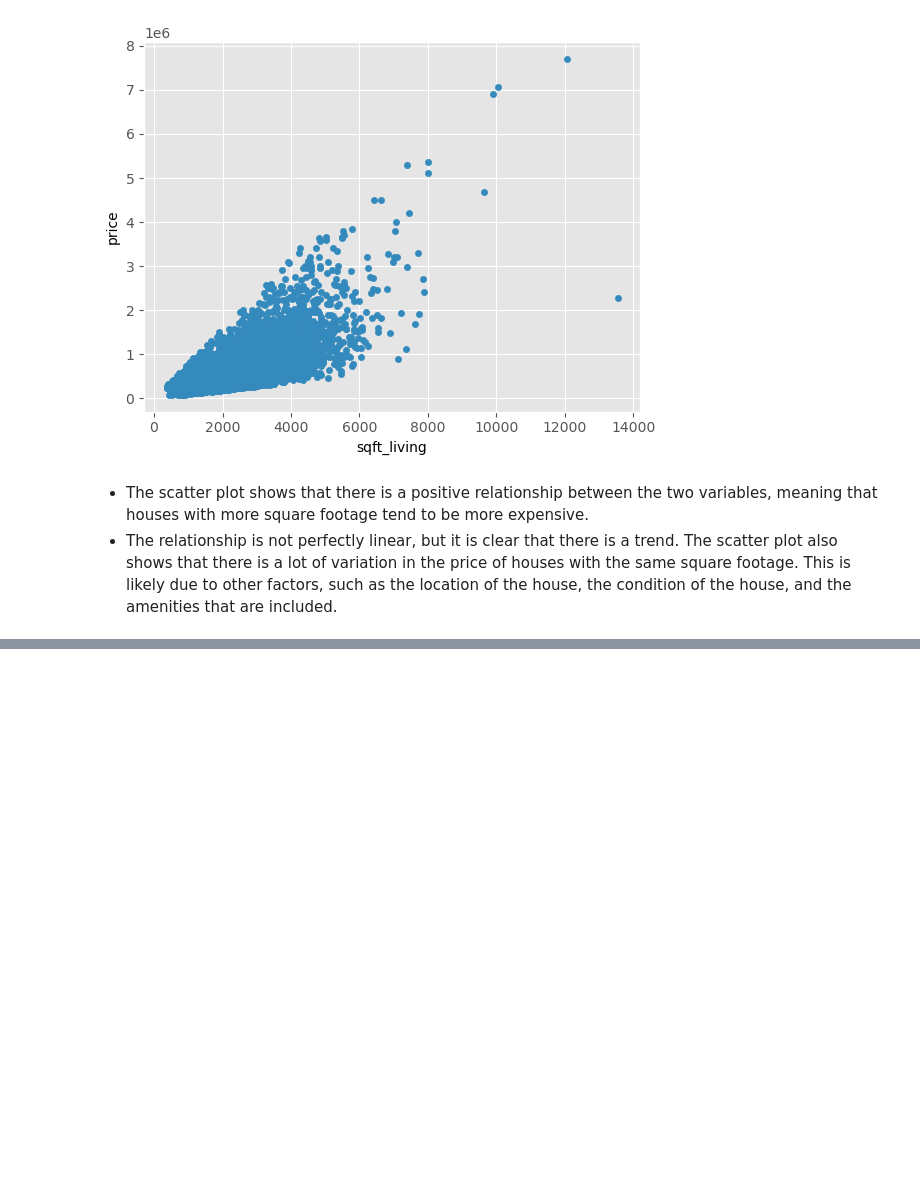
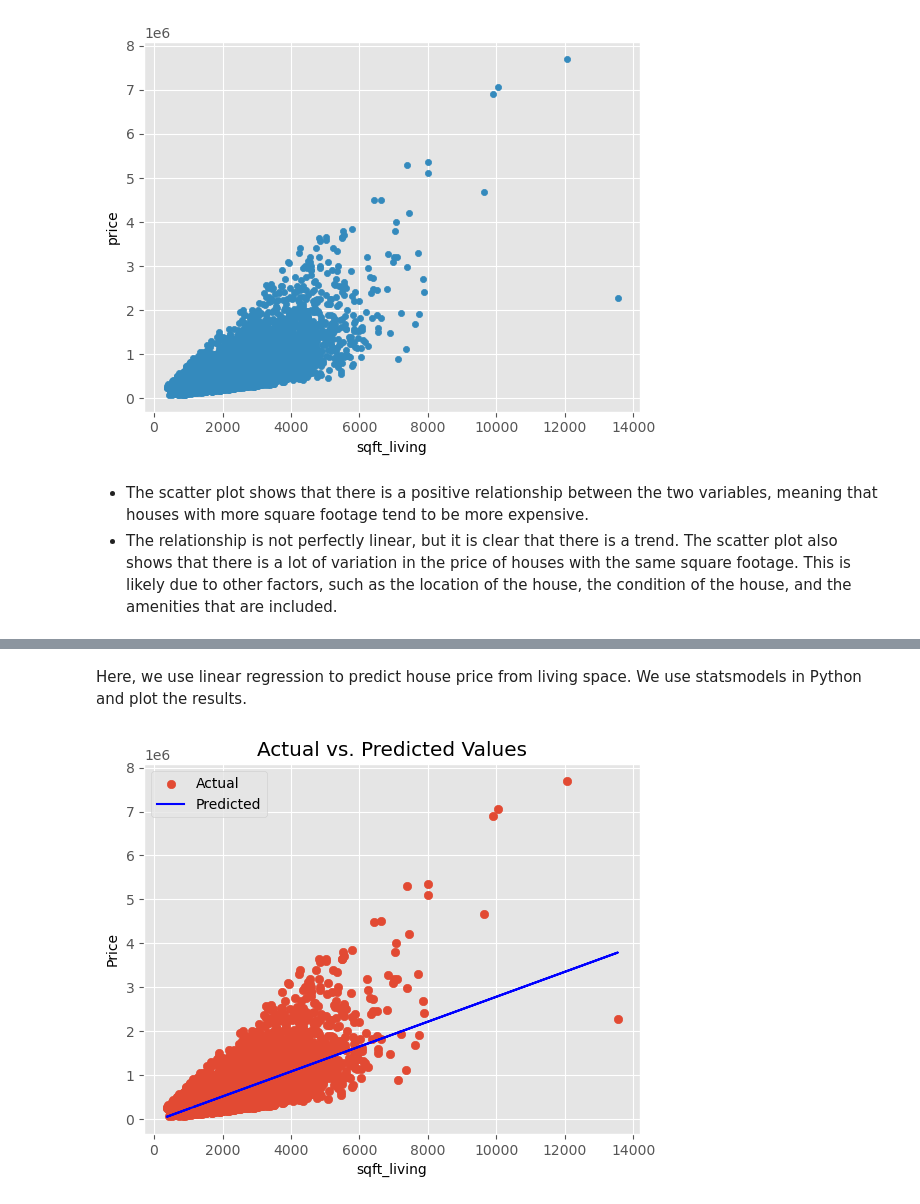
Before and after one commit to Ivan3864/House-Price-Prediction-Using-Regression, a Jupyter notebook: student.ipynb, the cells around one changed output, grey strips where cells are left out. Drawn from its saved outputs; the diff is of its cells as text; code cells hidden in the pictures; blank space fills up the shorter version.

Commit message:
Completed simple linear regression models

```diff
--- a/student.ipynb
+++ b/student.ipynb
@@ -354,0 +359,8 @@ data.plot.scatter(x="sqft_living", y="price");
+# %%
+y = data["price"]
+X_baseline = data[["sqft_living"]]
+
+baseline_model = sm.OLS(y, sm.add_constant(X_baseline))
+baseline_results = baseline_model.fit()
+
+print(baseline_results.summary())
@@ -354,0 +391,14 @@ data.plot.scatter(x="sqft_living", y="price");
+# %%
+from sklearn.preprocessing import StandardScaler
+
+y = data["price"]
+X_baseline = data[["sqft_living"]]
+
+scaler = StandardScaler()
+X_baseline_standardized = scaler.fit_transform(X_baseline.values.reshape(-1, 1))  # Standardizing the independent variable
+
+X_baseline_standardized = sm.add_constant(X_baseline_standardized)
+baseline_model = sm.OLS(y, X_baseline_standardized)
+baseline_results = baseline_model.fit()
+
+print(baseline_results.summary())
@@ -354,0 +435,20 @@ data.plot.scatter(x="sqft_living", y="price");
+# %% [markdown]
+Here, we use linear regression to predict house price from living space. We use statsmodels in Python and plot the results.
+# %%
+# Fit the simple linear regression model
+X = data['sqft_living']  # Independent variable
+y = data['price']  # Dependent variable
+X = sm.add_constant(X)  # Add a constant term for the intercept
+model = sm.OLS(y, X)  # Create the ordinary least squares model
+results = model.fit()  # Fit the model to the data
+
+# Visualize the linearity
+plt.scatter(X['sqft_living'], y, label='Actual')  # Scatter plot of actual values
+plt.plot(X['sqft_living'], results.predict(), color='blue', label='Predicted')  # Line plot of predicted values
+plt.xlabel('sqft_living')
+plt.ylabel('Price')
+plt.title('Actual vs. Predicted Values')
+plt.legend()
+plt.show()
+# %% [output]
+[figure, added]
```
Also changed, not shown: parts of 11 cells of this notebook.
